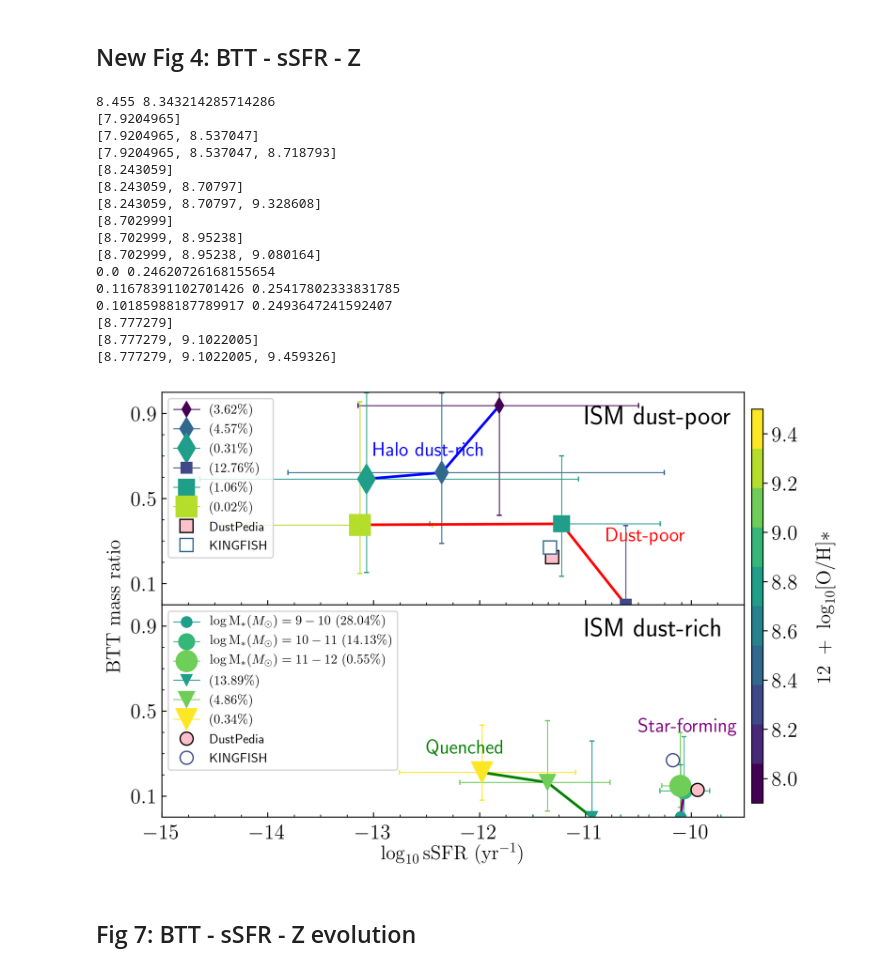
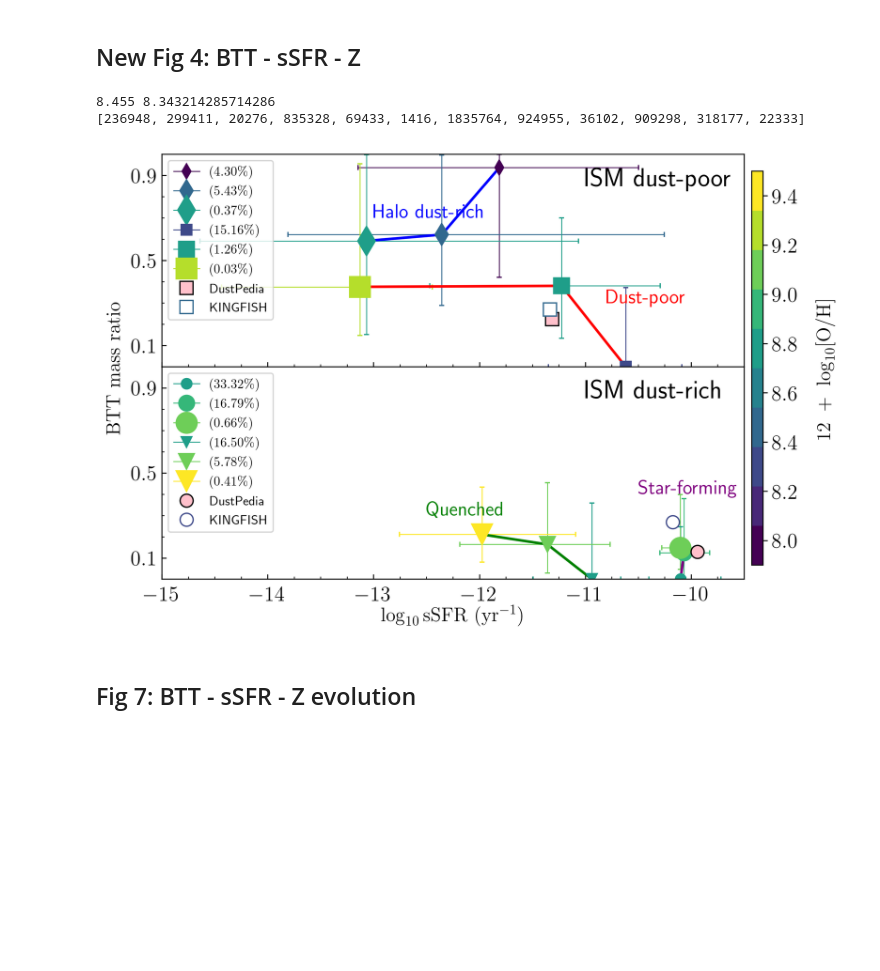
Before and after one commit to dptriani/dusty-sage, a Jupyter notebook: analysis/Paper2_plotting.ipynb, the cells around one changed output. Cells and saved outputs as stored; diff of their text form; code cells hidden in the pictures; blank space fills up the shorter version.

```diff
--- a/analysis/Paper2_plotting.ipynb
+++ b/analysis/Paper2_plotting.ipynb
@@ -997,24 +1000,15 @@ def plot_errorbarline(w, marker, color, tot_Ngal, all_btt, all_ssfr, all_metals,
         med_ssfr_a.append(stats_a[0])
         med_btt_a.append(stats_a[1])
         med_metals_a.append(stats_a[2])
-        print(med_metals_a)
         xerr.append(stats_a[3])
         yerr.append(stats_a[4])
     xerr_a = np.array(xerr).T
     yerr_a = np.array(yerr).T
 
-    if marker == 'o':
-        for i in range(len(med_ssfr_a)):
-            print(yerr_a[0][i], yerr_a[1][i])
-            ax.errorbar(med_ssfr_a[i], med_btt_a[i], yerr=([yerr_a[0][i]], [yerr_a[1][i]]),
-                        xerr=([xerr_a[0][i]], [xerr_a[1][i]]), color=cm(norm(med_metals_a[i])),marker=marker,
-                        markersize=size[i], lw=0.7,
-                        label=r'$\log \mathrm{M_*} (M_\odot) = %d - %d\ (%.2f$' %(logmass_limit[i], logmass_limit[i+1], percentage[i]) + r'$\%)$')
-    else:
-        for i in range(len(med_ssfr_a)):
-            ax.errorbar(med_ssfr_a[i], med_btt_a[i], yerr=([yerr_a[0][i]], [yerr_a[1][i]]),
-                        xerr=([xerr_a[0][i]], [xerr_a[1][i]]), color=cm(norm(med_metals_a[i])), marker=marker,
-                        markersize=size[i], lw=0.7, label=r'$(%.2f$' %percentage[i] + r'$\%)$')
+    for i in range(len(med_ssfr_a)):
+        ax.errorbar(med_ssfr_a[i], med_btt_a[i], yerr=([yerr_a[0][i]], [yerr_a[1][i]]),
+                    xerr=([xerr_a[0][i]], [xerr_a[1][i]]), color=cm(norm(med_metals_a[i])), marker=marker,
+                    markersize=size[i], lw=0.7, label=r'$(%.2f$' %percentage[i] + r'$\%)$')
 
     ax.plot(med_ssfr_a, med_btt_a, ls='-', c=color, lw=2)
     return()
@@ -1116,6 +1110,13 @@ N_gal = []
 marker = ['o', 'v', 'd', 's']
 color = ('purple', 'g', 'b', 'r')
 
+#Halo rich:
+w_c = np.where((all_colddustfrac < 1e-4) & (all_hotdustfrac > 1e-4))[0]
+compute_Ngal(all_stellarmass[w_c])
+
+#Dust poor:
+w_d = np.where((all_colddustfrac < 1e-4) & (all_hotdustfrac < 1e-4))[0]
+compute_Ngal(all_stellarmass[w_d])
 
 #SF ISM rich:
 w_a = np.where((all_colddustfrac > 1e-4) & (all_ssfr > ssfr_MW))[0]
@@ -1125,15 +1126,8 @@ compute_Ngal(all_stellarmass[w_a])
 w_b = np.where((all_colddustfrac > 1e-4) & (all_ssfr < ssfr_MW))[0]
 compute_Ngal(all_stellarmass[w_b])
 
-#Halo rich:
-w_c = np.where((all_colddustfrac < 1e-4) & (all_hotdustfrac > 1e-4))[0]
-compute_Ngal(all_stellarmass[w_b])
-
-#Dust poor:
-w_d = np.where((all_colddustfrac < 1e-4) & (all_hotdustfrac < 1e-4))[0]
-compute_Ngal(all_stellarmass[w_b])
 total_Ngal = sum(N_gal)
-
+print(N_gal)
 #===============================================================
 fig, axes = plt.subplots(2, 1, sharex=True, figsize=(8,6))
 
@@ -1150,7 +1144,6 @@ plot_errorbarline(w_d, marker[3], color[3], total_Ngal, all_btt, all_ssfr, all_m
 #plt.axvline(x=ssfr_MW, color='grey')
 
 #Plot observed dataset
-
 plt.errorbar(sSFR_obs_poor, BT_obs_poor, fmt='ks', markersize=10, mfc='pink', label='DustPedia')
 color_rr_poor = cm(norm(metallicity_rr_poor))
 plt.errorbar(sSFR_rr_poor, BT_rr_poor, color=color_rr_poor, fmt='s', markersize=10, mfc='white', label='KINGFISH')
@@ -1191,51 +1184,37 @@ handles = [h[0] for h in handles]
 leg = ax.legend(handles, labels, fontsize=10, loc='upper left')
 
 plt.text(-11, 0.85, 'ISM dust-rich', fontsize=20)
 plt.text(-10.5, 0.4, 'Star-forming', color='purple', fontsize=15)
 plt.text(-12.5, 0.3, 'Quenched', color='g',  fontsize=15)
 #plt.text(-11.6, 0.5, 'MilkyWay', color='grey', fontsize=15, rotation='vertical')
 
 plt.ylim(ylim)
 plt.xlim(xlim)
 plt.yticks(yticks)
 plt.xticks(xticks)
 ax.xaxis.set_minor_locator(plt.MultipleLocator(0.25))
 ax.yaxis.set_minor_locator(plt.MultipleLocator(0.1))
 ax.tick_params(axis='x',which='both',direction='in')
 ax.tick_params(axis='y',which='both',direction='in')
 
 plt.subplots_adjust(wspace=0, hspace=0)
 plt.xlabel(r'$\log_{10} \mathrm{sSFR}\ (\mathrm{yr}^{-1})$', fontsize=15)
 fig.text(0.05, 0.5, r'$\mathrm{BTT}\ \mathrm{mass}\ \mathrm{ratio}$', fontsize=15, va='center', rotation='vertical')
 
 #===============================================================
 
 #added colorbar
 fig.subplots_adjust(right=0.9)
 cbar_ax = fig.add_axes([0.91, 0.15, 0.015, 0.7])
 sm = plt.cm.ScalarMappable(cmap=cm, norm=norm)
 sm.set_array([])
 fig.colorbar(sm, cax=cbar_ax)
-fig.text(1.0, 0.5, r'$12\ +\ \log_{10}[\mathrm{O/H}]*$', fontsize=15, va='center', rotation='vertical')
-plt.savefig('plots/btt-ssfr-Z-512files-new.png', bbox_inches='tight')
+fig.text(1.0, 0.5, r'$12\ +\ \log_{10}[\mathrm{O/H}]$', fontsize=15, va='center', rotation='vertical')
+plt.savefig('plots/btt-ssfr-Z-512files.png', bbox_inches='tight')
 # %% [output]
 8.455 8.343214285714286
-[7.9204965]
-[7.9204965, 8.537047]
-[7.9204965, 8.537047, 8.718793]
-[8.243059]
-[8.243059, 8.70797]
-[8.243059, 8.70797, 9.328608]
-[8.702999]
-[8.702999, 8.95238]
-[8.702999, 8.95238, 9.080164]
-0.0 0.24620726168155654
-0.11678391102701426 0.25417802333831785
-0.10185988187789917 0.2493647241592407
-[8.777279]
-[8.777279, 9.1022005]
-[8.777279, 9.1022005, 9.459326]
+[236948, 299411, 20276, 835328, 69433, 1416, 1835764, 924955, 36102, 909298, 318177, 22333]
-[figure, old version]
+[figure, new version]
 # %% [markdown]
 ## Fig 7: BTT - sSFR - Z evolution
 # %%
```
Also changed, not shown: parts of 3 cells of this notebook, 1 other file.
